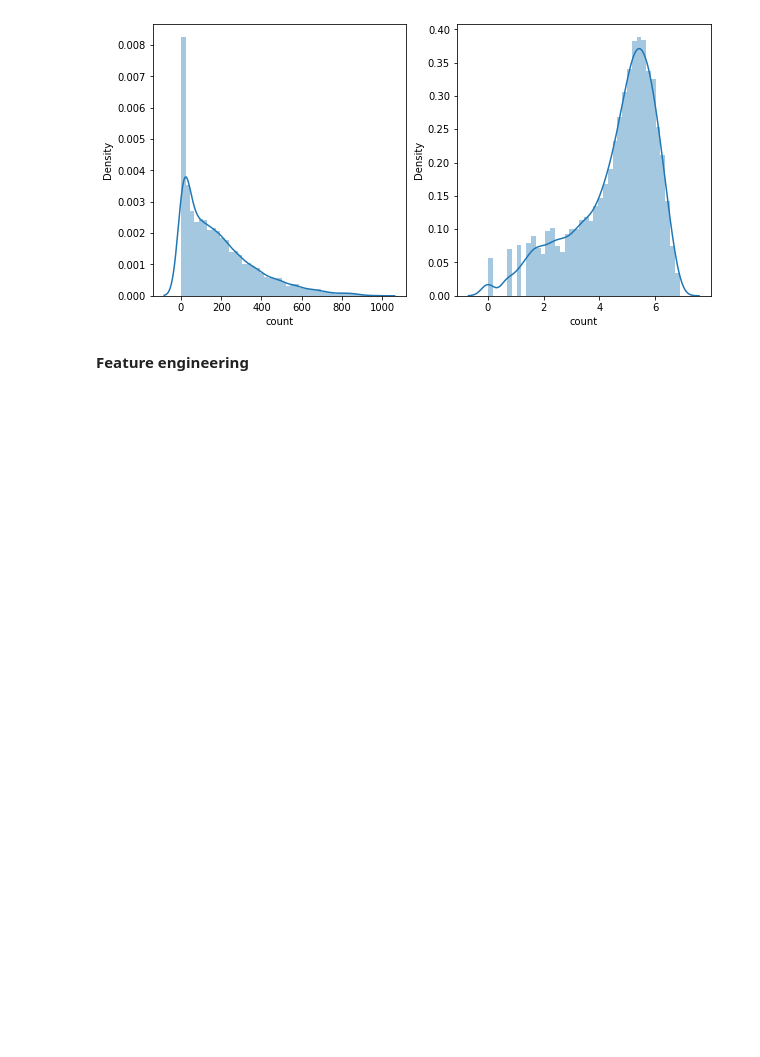
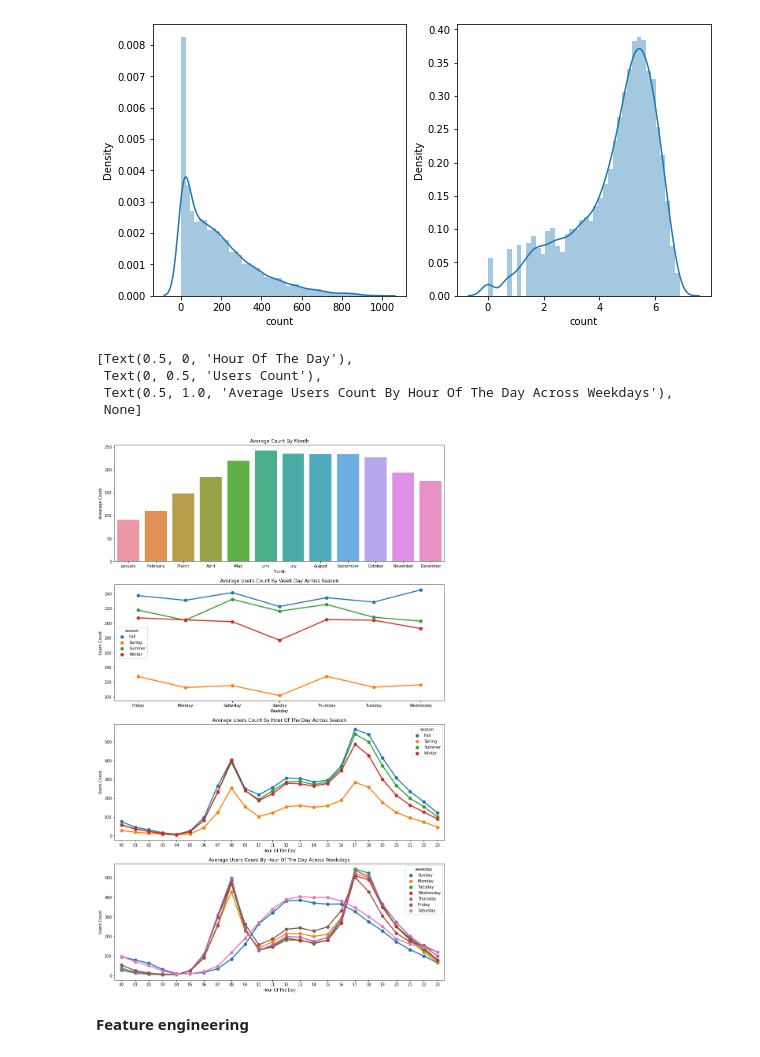
Before and after one commit to NagaoTadashi/Bike-sharing-demand, a Jupyter notebook: bike-sharing-demand.ipynb, the cells around one changed output. Saved outputs shown, nothing was run; the diff lists cells and outputs as text; code cells hidden in the pictures; blank space fills up the shorter version.

```diff
--- a/bike-sharing-demand.ipynb
+++ b/bike-sharing-demand.ipynb
@@ -133,5 +144,34 @@ sns.distplot(np.log(EDA_tr["count"]),ax=ax2)
 # %% [output]
 <AxesSubplot:xlabel='count', ylabel='Density'>
 [figure]
+# %%
+fig,(ax1,ax2,ax3,ax4)= plt.subplots(nrows=4)
+fig.set_size_inches(15,25)
+sortOrder = ["January","February","March","April","May","June","July","August","September","October","November","December"]
+hueOrder = ["Sunday","Monday","Tuesday","Wednesday","Thursday","Friday","Saturday"]
+
+monthAggregated = pd.DataFrame(EDA_tr.groupby("month")["count"].mean()).reset_index()
+monthSorted = monthAggregated.sort_values(by="count",ascending=False)
+sns.barplot(data=monthSorted,x="month",y="count",ax=ax1,order=sortOrder)
+ax1.set(xlabel='Month', ylabel='Avearage Count',title="Average Count By Month")
+
+weekdayAggregated = pd.DataFrame(EDA_tr.groupby(["weekday","season"])["count"].mean()).reset_index()
+weekdaySorted  = weekdayAggregated.sort_values(by="count",ascending=False)
+sns.pointplot(x=weekdayAggregated["weekday"], y=weekdayAggregated["count"],hue=weekdayAggregated["season"], data=weekdayAggregated, join=True,ax=ax2)
+ax2.set(xlabel='Weekday', ylabel='Users Count',title="Average Users Count By Week Day Across Season",label='big')
+
+hourAggregated = pd.DataFrame(EDA_tr.groupby(["hour","season"],sort=True)["count"].mean()).reset_index()
+sns.pointplot(x=hourAggregated["hour"], y=hourAggregated["count"],hue=hourAggregated["season"], data=hourAggregated, join=True,ax=ax3)
+ax3.set(xlabel='Hour Of The Day', ylabel='Users Count',title="Average Users Count By Hour Of The Day Across Season",label='big')
+
+hourAggregated = pd.DataFrame(EDA_tr.groupby(["hour","weekday"],sort=True)["count"].mean()).reset_index()
+sns.pointplot(x=hourAggregated["hour"], y=hourAggregated["count"],hue=hourAggregated["weekday"],hue_order=hueOrder, data=hourAggregated, join=True,ax=ax4)
+ax4.set(xlabel='Hour Of The Day', ylabel='Users Count',title="Average Users Count By Hour Of The Day Across Weekdays",label='big')
+# %% [output]
+[Text(0.5, 0, 'Hour Of The Day'),
+ Text(0, 0.5, 'Users Count'),
+ Text(0.5, 1.0, 'Average Users Count By Hour Of The Day Across Weekdays'),
+ None]
+[figure, added]
 # %% [markdown]
 **Feature engineering**
```
Also changed, not shown: parts of 11 cells of this notebook.
